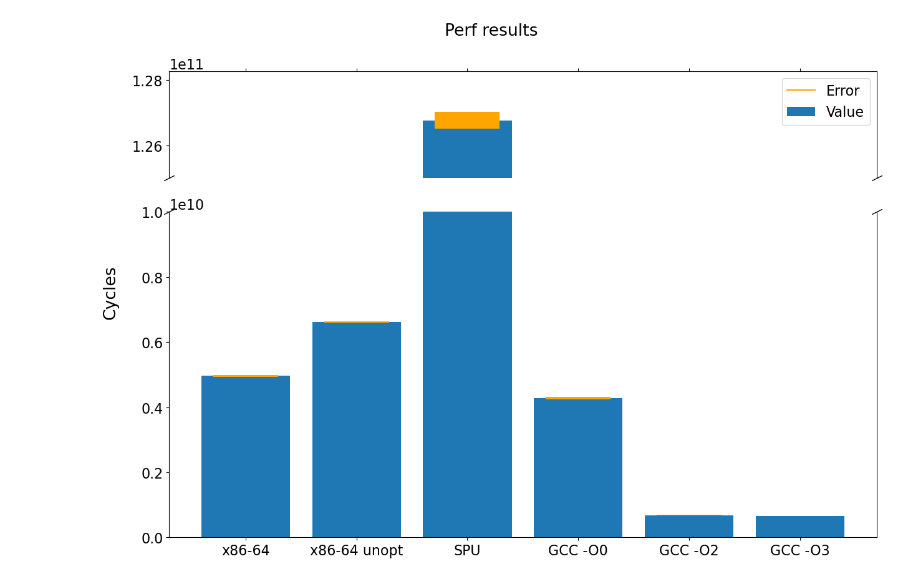
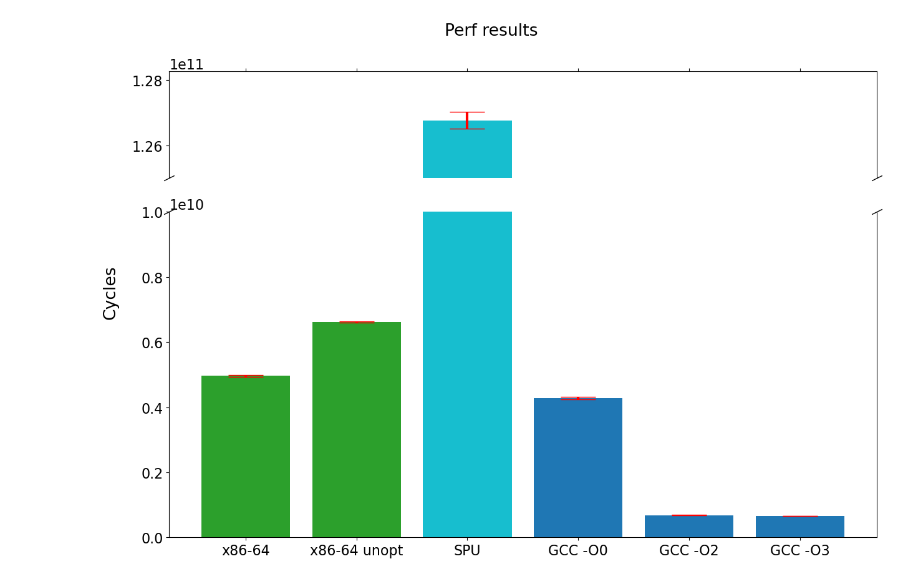
Before and after one commit to ralex2304/Lang, a Jupyter notebook: Programs/perf_test/calcs.ipynb, the cells around one changed output. Cells and saved outputs as stored; diff of their text form; code cells hidden in the pictures.

```diff
--- a/Programs/perf_test/calcs.ipynb
+++ b/Programs/perf_test/calcs.ipynb
@@ -88,38 +88,36 @@ fig, (ax1, ax2) = plt.subplots(2, 1, sharex=True, height_ratios=[ymax - ybreak[1
 
 fig.set_size_inches(13, 9)
 
+colors = ["tab:green", "tab:green", "tab:cyan", "tab:blue", "tab:blue", "tab:blue"]
+
 for i in range(len(y)):
-    ax1.bar(names[i], np.average(y[i]), color = 'tab:blue', yerr = np.std(y[i]), error_kw=dict(lw=75), ecolor = "orange")
-    ax2.bar(names[i], np.average(y[i]), color = 'tab:blue', yerr = np.std(y[i]), error_kw=dict(lw=75), ecolor = "orange")
-
-ax1.plot(0, 0, label = "Error", color = "orange")
-
-ax1.legend(["Error", "Value"], loc='upper right')
+    ax1.bar(names[i], np.average(y[i]), color = colors[i], yerr = np.std(y[i]), capsize=20, error_kw=dict(elinewidth=3), ecolor = "red")
+    ax2.bar(names[i], np.average(y[i]), color = colors[i], yerr = np.std(y[i]), capsize=20, error_kw=dict(elinewidth=3), ecolor = "red")
 
 ax1.set_ylim(ymin = ybreak[1], ymax = ymax)  # outliers only
 ax2.set_ylim(ymin = 0, ymax = ybreak[0])  # most of the data
 
 fig.subplots_adjust(hspace=0.15)  # adjust space between axes
 
 ax1.spines.bottom.set_visible(False)
 ax2.spines.top.set_visible(False)
 ax1.xaxis.tick_top()
 ax1.tick_params(labeltop=False)  # don't put tick labels at the top
 ax2.xaxis.tick_bottom()
 
 d = .5  # proportion of vertical to horizontal extent of the slanted line
 kwargs = dict(marker=[(-1, -d), (1, d)], markersize=12,
                 linestyle="none", color='k', mec='k', mew=1, clip_on=False)
 ax1.plot([0, 1], [0, 0], transform=ax1.transAxes, **kwargs)
 ax2.plot([0, 1], [1, 1], transform=ax2.transAxes, **kwargs)
 
 fig.supylabel("Cycles")
 fig.suptitle("Perf results", x = 0.5, horizontalalignment = 'center')
 
 
 fig.tight_layout()
 
-plt.savefig("../../img/perf_bar_chart.png")
+plt.savefig("../../img/perf_bar_chart_gen.png")
 plt.show()
 # %% [output]
-[figure, old version]
+[figure, new version]
```
Also changed, not shown: parts of 1 cell of this notebook, 6 other files.
